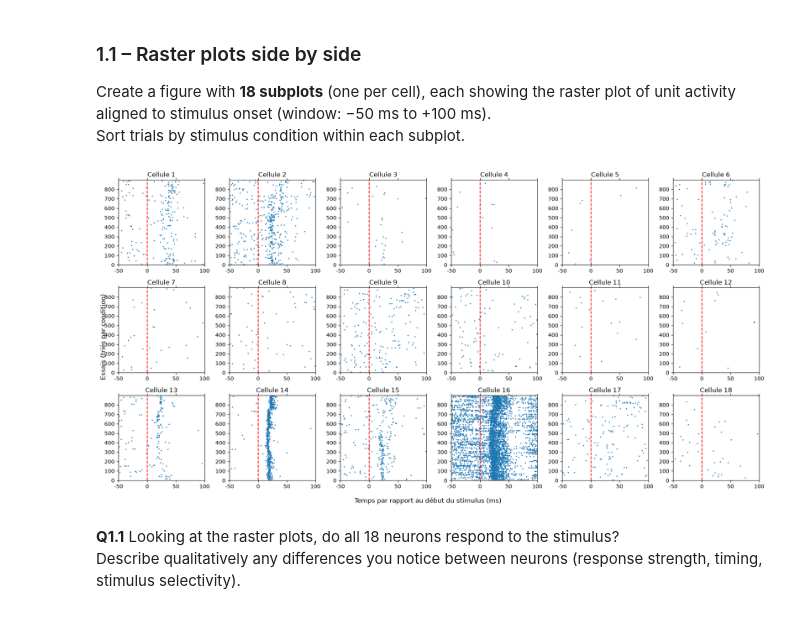
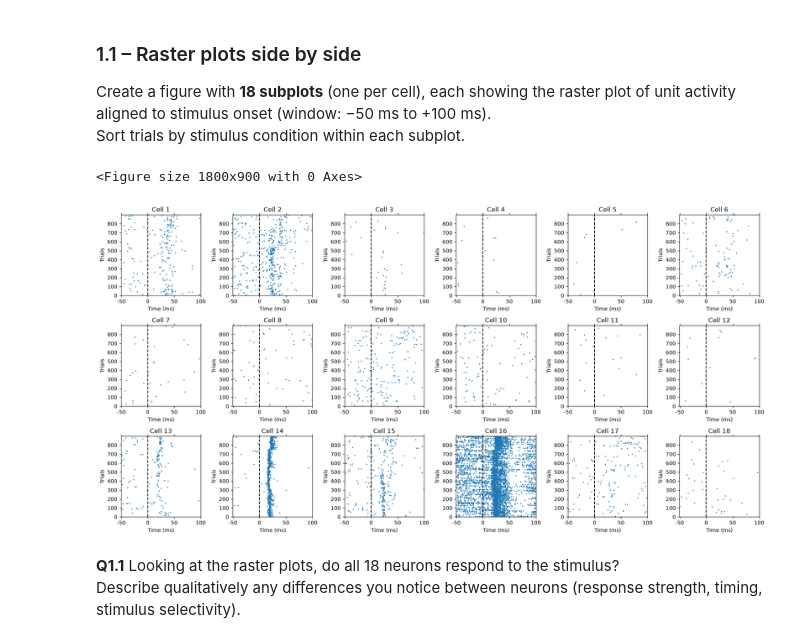
Before and after one commit to Elnettelucas/Groupe_21_HW_DataAnalysis_2026.ipynb, a Jupyter notebook: HW_SU_LFP_111026_student_2026.ipynb, the cells around one changed output. Cells and saved outputs as stored; diff of their text form; code cells hidden in the pictures.

```diff
--- a/HW_SU_LFP_111026_student_2026.ipynb
+++ b/HW_SU_LFP_111026_student_2026.ipynb
@@ -63,7 +59,7 @@ for i in range(18):
 
 same = True
 for i in range(18):
-    if not np.array_equal(cells[0]['StimCond'], cells[i]['StimCond']):
+    if np.sum(cells[0]['StimCond'] != cells[i]['StimCond'])>0:
         same = False
 
 if same:
@@ -105,50 +101,48 @@ In the course, we analysed a single neuron . Here we compare all 18 neurons reco
 Create a figure with **18 subplots** (one per cell), each showing the raster plot of unit activity aligned to stimulus onset (window: −50 ms to +100 ms).
 Sort trials by stimulus condition within each subplot.
 # %%
-
-import numpy as np
 import matplotlib.pyplot as plt
 
-fig, axes = plt.subplots(3, 6, figsize=(18, 9))
-axes = axes.flatten()
-
+# Préparation : pour chaque essai, on découpe de -50 ms à +100 ms autour du stimulus
+unit_aligned = {}
 for n in range(18):
     unit = cells[n]['Unit']
     StimCond = cells[n]['StimCond']
+    aligned = []
+    for i in range(len(StimCond)):
+        stim_onset = StimCond[i, 0] + 50
+        aligned.append(unit[stim_onset-50 : stim_onset+100])
+    unit_aligned[n] = np.array(aligned)
 
-    # Aligner les essais sur le stimulus
-    essais = []
+# Raster plot des 18 cellules
 
-    for i in range(len(StimCond)):
-        stim_onset = int(StimCond[i, 0] + 50)
-        essais.append(unit[stim_onset - 50 : stim_onset + 100])
+plt.figure(figsize=(18, 9))
+for n in range(18):
+    StimCond = cells[n]['StimCond']
 
-    essais = np.array(essais)
+plt.figure(figsize=(18, 9))
+for n in range(18):
+    StimCond = cells[n]['StimCond']
 
-    # Trier les essais par stimulus
-    essais_tries = []
+    sorted_unit = []
+    for stim in [2, 3, 4, 5]:
+        for i in range(len(StimCond)):
+            if StimCond[i, 1] == stim:
+                sorted_unit.append(unit_aligned[n][i])
+    sorted_unit = np.array(sorted_unit)
 
-    for stim in [2, 3, 4, 5]:
-        essais_tries.append(essais[StimCond[:, 1] == stim])
-
-    essais_tries = np.vstack(essais_tries)
-
-    # Afficher l'activité
-    axes[n].spy(essais_tries, aspect='auto', markersize=1,
-                precision=0.6, origin='lower')
-
-    axes[n].axvline(x=50, color='red', linestyle='--')
-    axes[n].set_xticks([0, 50, 100, 150])
-    axes[n].set_xticklabels([-50, 0, 50, 100])
-    axes[n].set_title(f'Cellule {n+1}')
-
-fig.supxlabel('Temps par rapport au début du stimulus (ms)')
-fig.supylabel('Essais (triés par condition)')
-
+    plt.subplot(3, 6, n+1)
+    plt.spy(sorted_unit, aspect='auto', markersize=1, precision=0.6, origin='lower')
+    plt.axvline(x=50, color='k', linestyle='--')
+    plt.xticks([0, 50, 100, 150], [-50, 0, 50, 100])
+    plt.xlabel('Time (ms)')
+    plt.ylabel('Trials')
+    plt.title('Cell ' + str(n+1))
 plt.tight_layout()
 plt.show()
 # %% [output]
+<Figure size 1800x900 with 0 Axes>
-[figure, old version]
+[figure, new version]
 # %% [markdown]
 **Q1.1** Looking at the raster plots, do all 18 neurons respond to the stimulus?
 Describe qualitatively any differences you notice between neurons (response strength, timing, stimulus selectivity).
```
Also changed, not shown: parts of 5 cells of this notebook.
